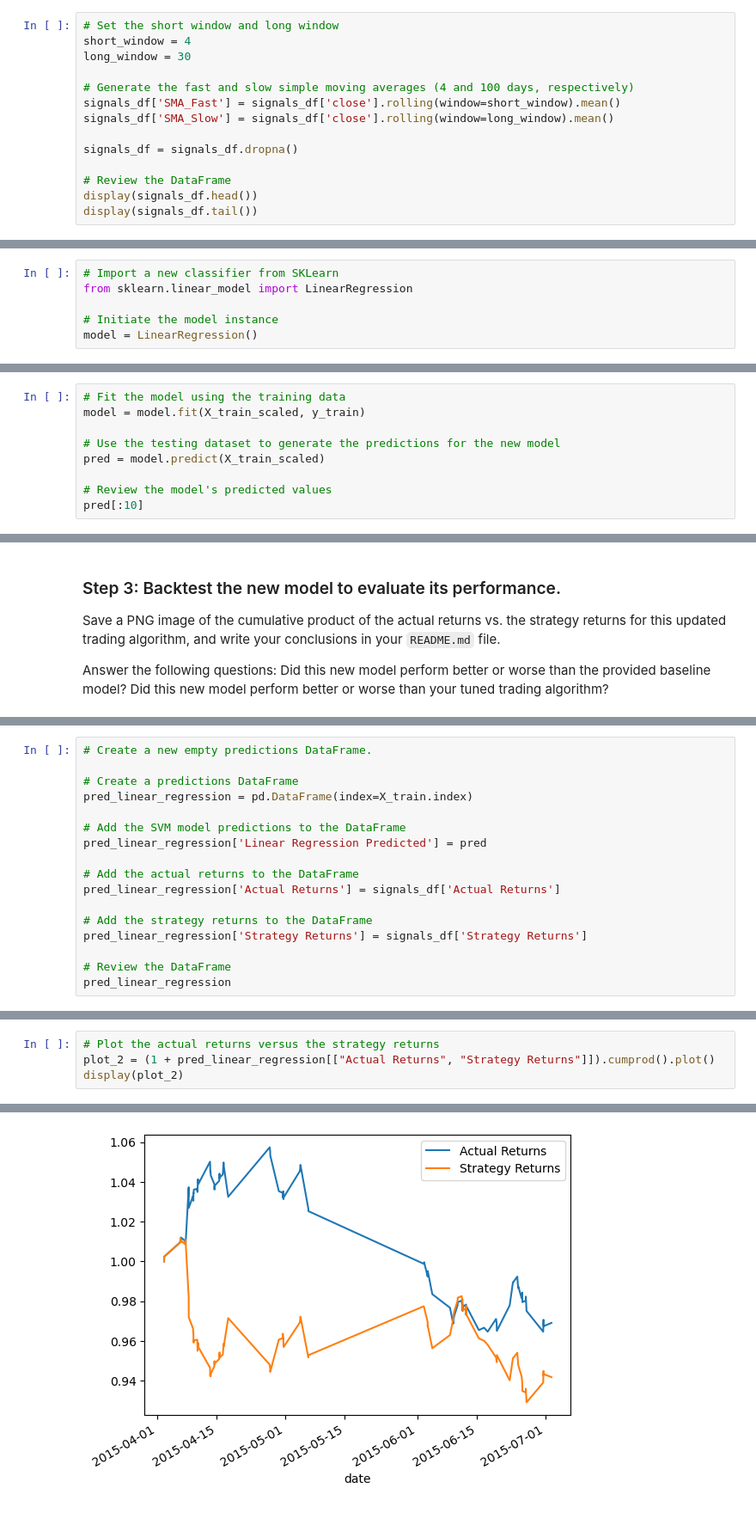
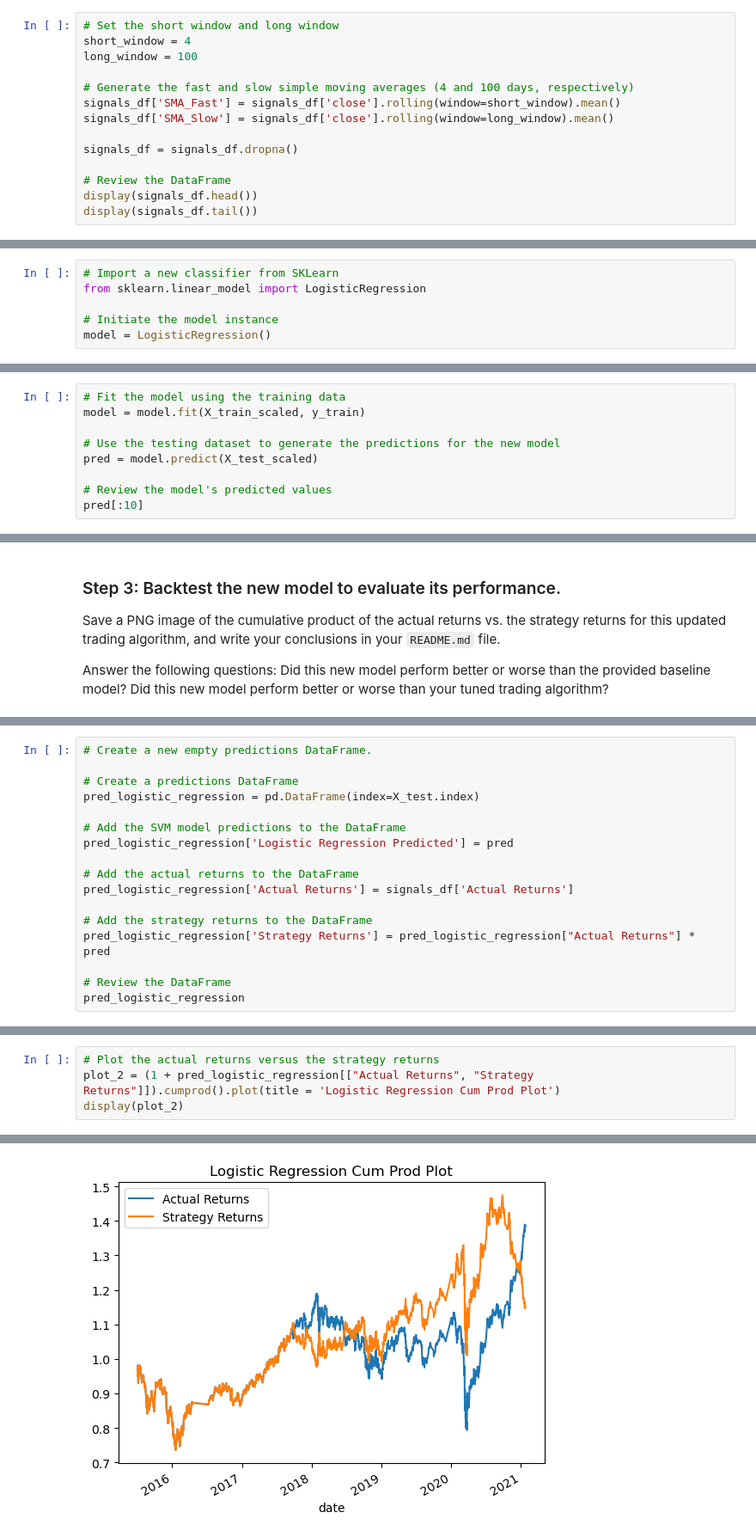
Before and after one commit to halamkim/challenge_14, a Jupyter notebook: machine_learning_trading_bot.ipynb, the cells around one changed output, grey strips where cells are left out. Shown at 86% size. Drawn from its saved outputs; the diff is of its cells as text.

Commit message:
plotted logistic regression

```diff
--- a/machine_learning_trading_bot.ipynb
+++ b/machine_learning_trading_bot.ipynb
@@ -137,7 +137,7 @@ display(signals_df.tail())
 # %%
 # Set the short window and long window
 short_window = 4
-long_window = 30
+long_window = 100
 
 # Generate the fast and slow simple moving averages (4 and 100 days, respectively)
 signals_df['SMA_Fast'] = signals_df['close'].rolling(window=short_window).mean()
@@ -419,10 +419,10 @@ In this section, you’ll use the original parameters that the starter code prov
 ### Step 1:  Import a new classifier, such as `AdaBoost`, `DecisionTreeClassifier`, or `LogisticRegression`. (For the full list of classifiers, refer to the [Supervised learning page](https://scikit-learn.org/stable/supervised_learning.html) in the scikit-learn documentation.)
 # %%
 # Import a new classifier from SKLearn
-from sklearn.linear_model import LinearRegression
+from sklearn.linear_model import LogisticRegression
 
 # Initiate the model instance
-model = LinearRegression()
+model = LogisticRegression()
 # %% [markdown]
 ### Step 2: Using the original training data as the baseline model, fit another model with the new classifier.
 # %%
@@ -430,7 +430,7 @@ model = LinearRegression()
 model = model.fit(X_train_scaled, y_train)
 
 # Use the testing dataset to generate the predictions for the new model
-pred = model.predict(X_train_scaled)
+pred = model.predict(X_test_scaled)
 
 # Review the model's predicted values
 pred[:10]
@@ -457,17 +463,17 @@ ValueError: Classification metrics can't handle a mix of binary and continuous t
 # Create a new empty predictions DataFrame.
 
 # Create a predictions DataFrame
-pred_linear_regression = pd.DataFrame(index=X_train.index)
+pred_logistic_regression = pd.DataFrame(index=X_test.index)
 
 # Add the SVM model predictions to the DataFrame
-pred_linear_regression['Linear Regression Predicted'] = pred
+pred_logistic_regression['Logistic Regression Predicted'] = pred
 
 # Add the actual returns to the DataFrame
-pred_linear_regression['Actual Returns'] = signals_df['Actual Returns']
+pred_logistic_regression['Actual Returns'] = signals_df['Actual Returns']
 
 # Add the strategy returns to the DataFrame
-pred_linear_regression['Strategy Returns'] = signals_df['Strategy Returns']
+pred_logistic_regression['Strategy Returns'] = pred_logistic_regression["Actual Returns"] * pred
 
 # Review the DataFrame
-pred_linear_regression
+pred_logistic_regression
 # %% [output]
@@ -488,5 +494,5 @@ pred_linear_regression
 # %%
 # Plot the actual returns versus the strategy returns
-plot_2 = (1 + pred_linear_regression[["Actual Returns", "Strategy Returns"]]).cumprod().plot()
+plot_2 = (1 + pred_logistic_regression[["Actual Returns", "Strategy Returns"]]).cumprod().plot(title = 'Logistic Regression Cum Prod Plot')
 display(plot_2)
 # %% [output]
@@ -494 +500 @@ display(plot_2)
-[figure, old version]
+[figure, new version]
```
Also changed, not shown: parts of 18 cells of this notebook, 2 other files.
